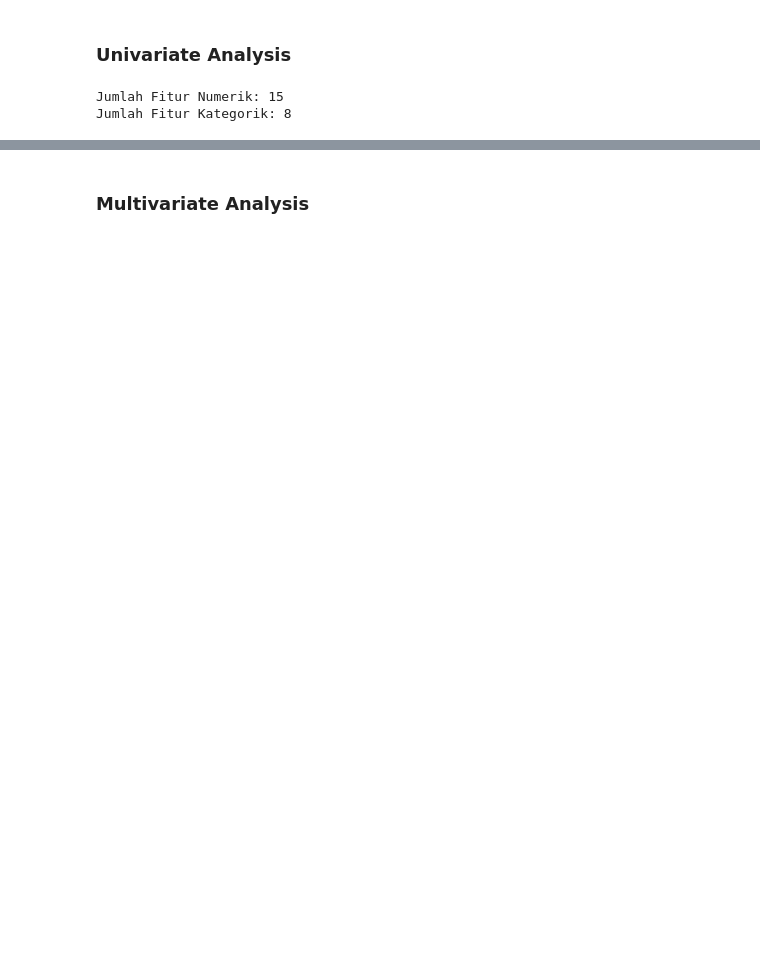
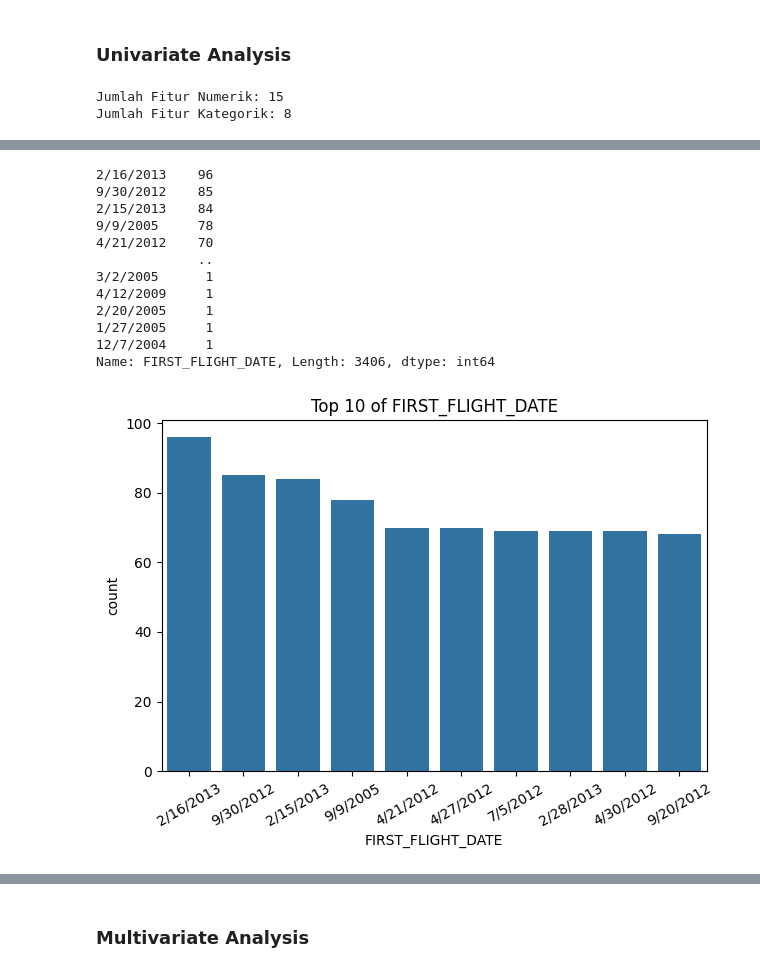
Before and after one commit to mfathul21/airline-customer-value, a Jupyter notebook: Airline_Customer_Segmentation.ipynb, the cells around one changed output, grey strips where cells are left out. Cells and saved outputs as stored; diff of their text form; code cells hidden in the pictures; blank space fills up the shorter version.

```diff
--- a/Airline_Customer_Segmentation.ipynb
+++ b/Airline_Customer_Segmentation.ipynb
@@ -156,0 +165,17 @@ for col in range(len(categorical_features)):
+# %%
+print(airline[categorical_features[1]].value_counts())
+categorical_plot(airline, categorical_features[1])
+# %% [output]
+2/16/2013    96
+9/30/2012    85
+2/15/2013    84
+9/9/2005     78
+4/21/2012    70
+             ..
+3/2/2005      1
+4/12/2009     1
+2/20/2005     1
+1/27/2005     1
+12/7/2004     1
+Name: FIRST_FLIGHT_DATE, Length: 3406, dtype: int64
+[figure, added]
```
Also changed, not shown: parts of 25 cells of this notebook.
